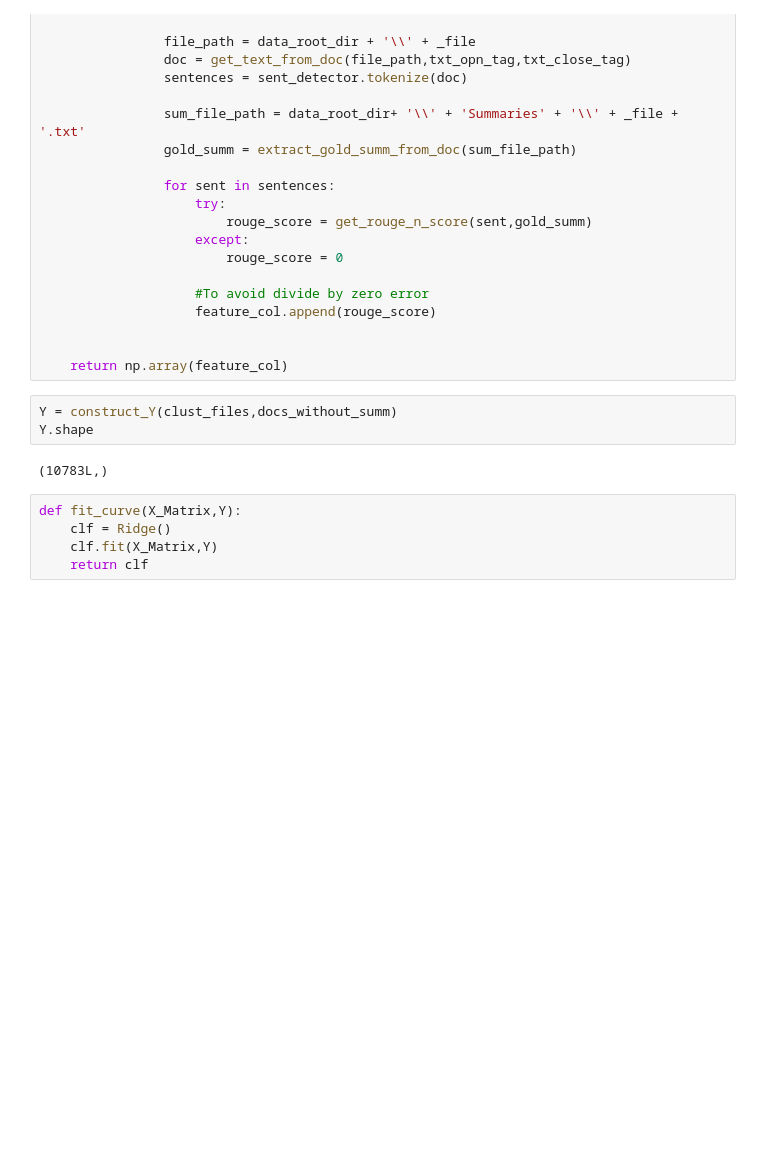
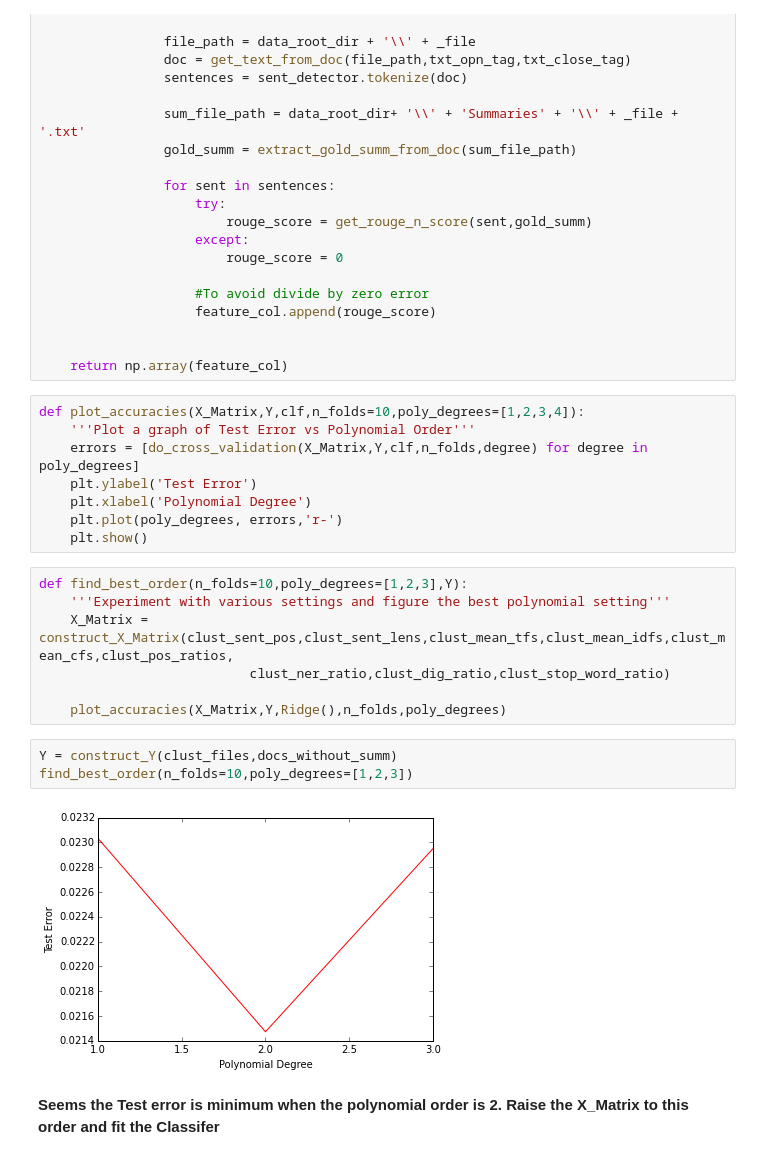
Before and after one commit to tapilab/is-karthikbmk, a Jupyter notebook: src/Replicate.ipynb, the cells around one changed output. Saved outputs shown, nothing was run; the diff lists cells and outputs as text; blank space fills up the shorter version.

Commit message:
Regularize and Optimal Settings

```diff
--- a/src/Replicate.ipynb
+++ b/src/Replicate.ipynb
@@ -1025,13 +1005,25 @@ def construct_Y(clust_files,docs_without_summ):
 
 
     return np.array(feature_col)
+# %%
+def plot_accuracies(X_Matrix,Y,clf,n_folds=10,poly_degrees=[1,2,3,4]):
+    '''Plot a graph of Test Error vs Polynomial Order'''
+    errors = [do_cross_validation(X_Matrix,Y,clf,n_folds,degree) for degree in poly_degrees]
+    plt.ylabel('Test Error')
+    plt.xlabel('Polynomial Degree')
+    plt.plot(poly_degrees, errors,'r-')
+    plt.show()
+# %%
+def find_best_order(n_folds=10,poly_degrees=[1,2,3],Y):
+    '''Experiment with various settings and figure the best polynomial setting'''
+    X_Matrix = construct_X_Matrix(clust_sent_pos,clust_sent_lens,clust_mean_tfs,clust_mean_idfs,clust_mean_cfs,clust_pos_ratios,
+                           clust_ner_ratio,clust_dig_ratio,clust_stop_word_ratio)
+
+    plot_accuracies(X_Matrix,Y,Ridge(),n_folds,poly_degrees)
 # %%
 Y = construct_Y(clust_files,docs_without_summ)
-Y.shape
+find_best_order(n_folds=10,poly_degrees=[1,2,3])
 # %% [output]
-(10783L,)
+[figure, added]
-# %%
-def fit_curve(X_Matrix,Y):
-    clf = Ridge()
-    clf.fit(X_Matrix,Y)
-    return clf
+# %% [markdown]
+<b> Seems the Test error is minimum when the polynomial order is 2. Raise the X_Matrix to this order and fit the Classifer</b>
```
Also changed, not shown: parts of 10 cells of this notebook.
